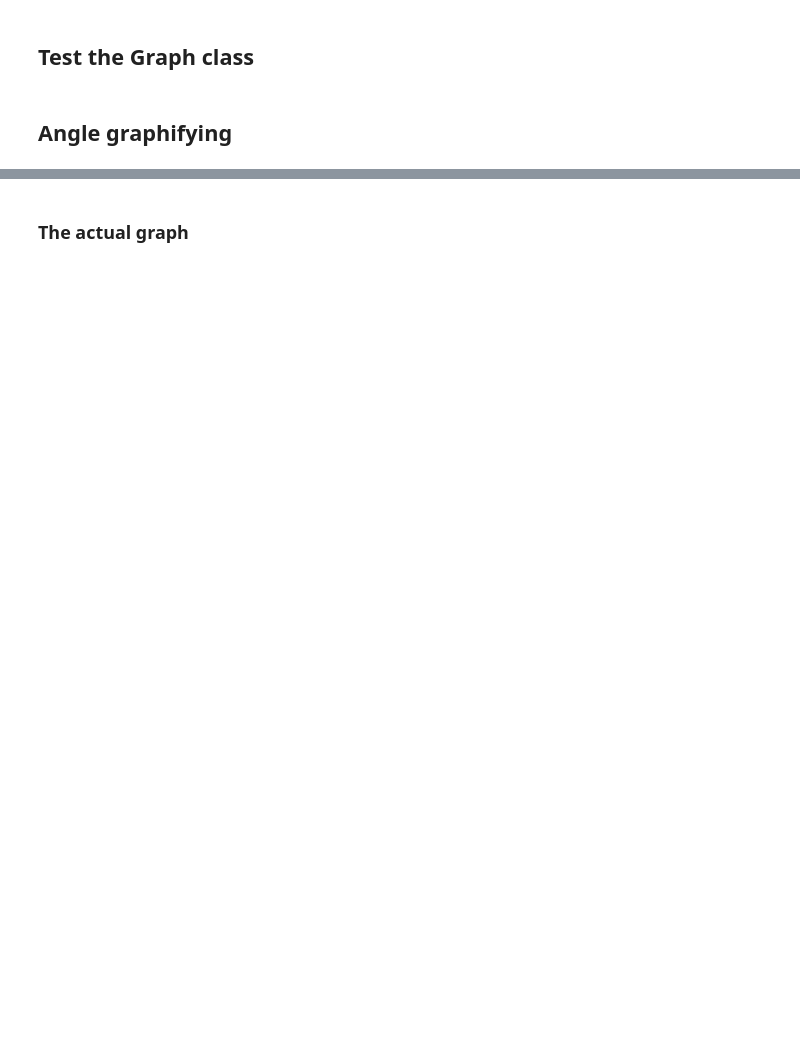
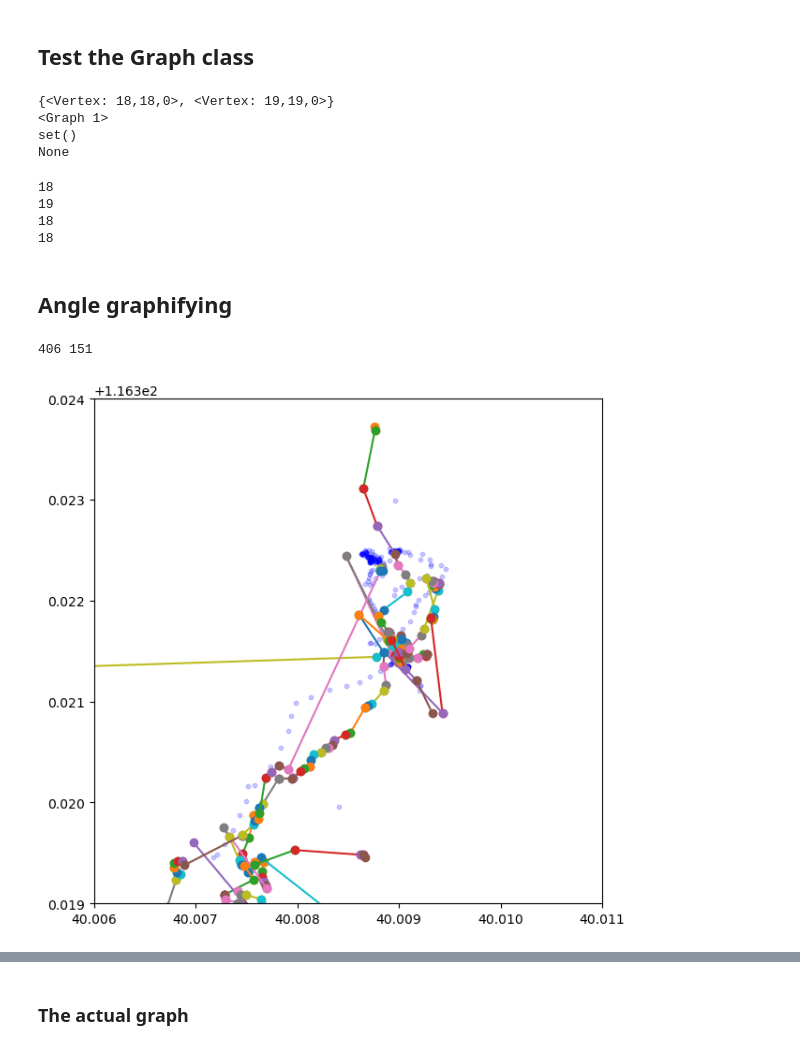
Before and after one commit to svensesen/Beijing-Topo, a Jupyter notebook: test.ipynb, the cells around one changed output, grey strips where cells are left out. Cells and saved outputs as stored; diff of their text form; code cells hidden in the pictures; blank space fills up the shorter version.

```diff
--- a/test.ipynb
+++ b/test.ipynb
@@ -18,2 +14,27 @@ True
+# %%
+def vis(graph, xlim = None, ylim = None):
+    fig, ax = plt.subplots(figsize = (7,7))
+    ax.scatter(dft.latitude, dft.longitude, zorder=1, alpha= 0.2, c='b', s=10)
+
+    for edge in graph.edges:
+        lat1 = min(edge.vertices).latitude
+        long1 = min(edge.vertices).longitude
+
+        lat2 = max(edge.vertices).latitude
+        long2 = max(edge.vertices).longitude
+
+        plt.plot([lat1, lat2], [long1, long2], marker = 'o')
+
+    star_vertices = [vertex for vertex in graph.vertices if len(vertex.edges) == 1]
+    for vertex in star_vertices:
+        ax.plot(vertex.latitude, vertex.longitude, markersize=50)
+
+    ax = plt.gca()
+
+    if xlim != None:
+        ax.set_xlim(xlim)
+
+    if ylim != None:
+         ax.set_ylim(ylim)
 # %% [markdown]
 ## Test the Graph class
@@ -52,3 +67,25 @@ print(calculate_angle(60, 61, 3, 2))
+# %%
+print(edge.vertices)
+print(edge.graph)
+edge.remove_vertices(edge.vertices)
+print(edge.vertices)
+print(edge.graph)
+# %% [output]
+{<Vertex: 18,18,0>, <Vertex: 19,19,0>}
+<Graph 1>
+set()
+None
+# %%
+print(len(graph.edges))
+print(len(all_edges))
+garbage_collection()
+print(len(graph.edges))
+print(len(all_edges))
+# %% [output]
+18
+19
+18
+18
 # %% [markdown]
 ## Angle graphifying
 # %%
@@ -56,3 +93,18 @@ df = pd.read_csv("presets/0.csv")
 # %%
 tra = df["trajectory"].unique()[0]
 dft = df[df["trajectory"] == tra]
+graph_0 = create_azimuth_graph(dft, method = 4, splitting_method = 2, distance_multiplier = 5, max_angle_change = 15)
+graph_0.name = "0"
+
+tra = df["trajectory"].unique()[1]
+dft = df[df["trajectory"] == tra]
+graph_1 = create_azimuth_graph(dft, method = 4, splitting_method = 2, distance_multiplier = 5, max_angle_change = 15)
+graph_1.name = "1"
+
+print(len(graph_0.edges), len(graph_1.edges))
+# %% [output]
+406 151
+# %%
+vis(graph_0, [40.006, 40.011], [116.319, 116.324])
+# %% [output]
+[figure, added]
```
Also changed, not shown: parts of 15 cells of this notebook, 1 other file.
